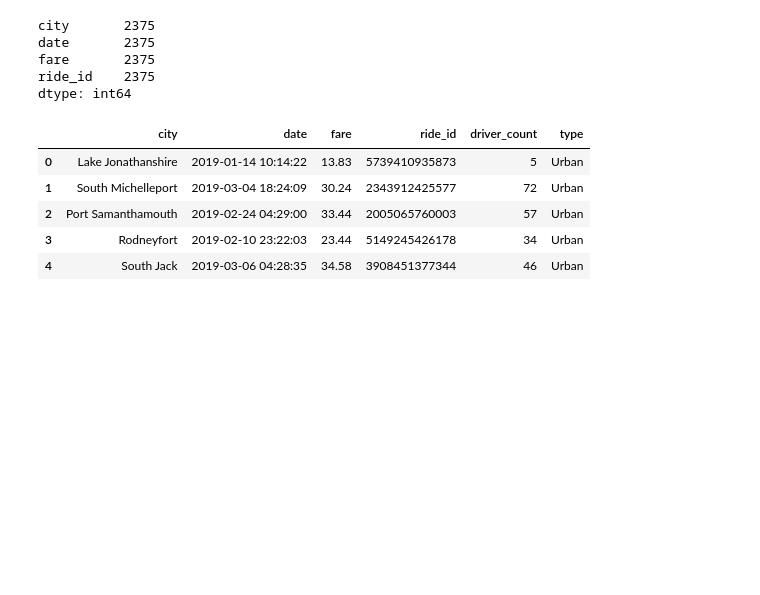
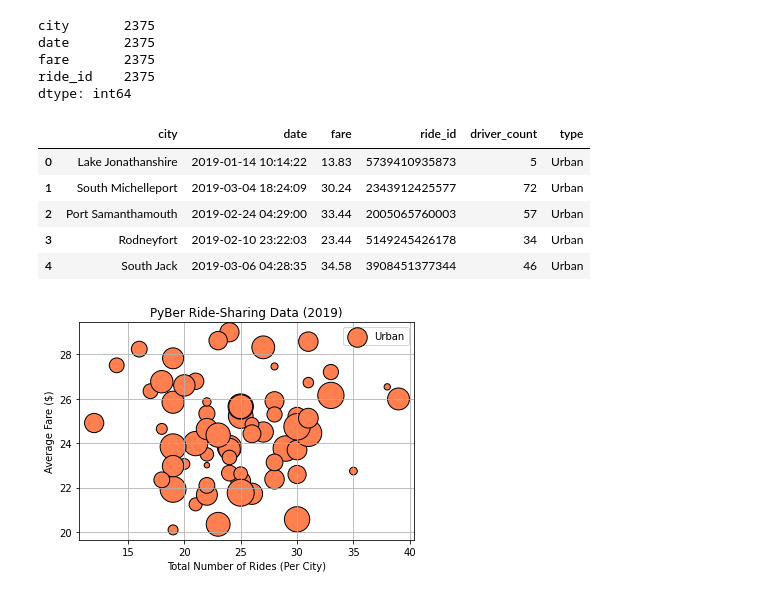
Before and after one commit to alesandelmoral/PyBer_Analysis, a Jupyter notebook: PyBer.ipynb, the cells around one changed output. Cells and saved outputs as stored; diff of their text form; code cells hidden in the pictures; blank space fills up the shorter version.

Commit message:
Adding the bubble chart for the analysis

```diff
--- a/PyBer.ipynb
+++ b/PyBer.ipynb
@@ -145,3 +145,34 @@ pyber_data_df.head()
 | 2 | Port Samanthamouth | 2019-02-24 04:29:00 | 33.44 | 2005065760003 | 57 | Urban |
 | 3 | Rodneyfort | 2019-02-10 23:22:03 | 23.44 | 5149245426178 | 34 | Urban |
 | 4 | South Jack | 2019-03-06 04:28:35 | 34.58 | 3908451377344 | 46 | Urban |
+# %%
+# Create the Urban city DataFrame.
+urban_cities_df =  pyber_data_df[pyber_data_df["type"] == "Urban"]
+suburban_cities_df =  pyber_data_df[pyber_data_df["type"] == "Suburban"]
+rural_cities_df =  pyber_data_df[pyber_data_df["type"] == "Rural"]
+# %%
+#-------------------get the number of rides---------------------------
+urban_ride_count = urban_cities_df.groupby(["city"]).count()["ride_id"]
+suburban_ride_count = suburban_cities_df.groupby(["city"]).count()["ride_id"]
+rural_ride_count = rural_cities_df.groupby(["city"]).count()["ride_id"]
+# %%
+# Get average fare for each city in the urban cities.
+urban_avg_fare = urban_cities_df.groupby(["city"]).mean()["fare"]
+suburban_avg_fare = suburban_cities_df.groupby(["city"]).mean()["fare"]
+rural_avg_fare = rural_cities_df.groupby(["city"]).mean()["fare"]
+# %%
+# Get the average number of drivers for each urban city.
+urban_driver_count =  urban_cities_df.groupby(["city"]).mean()["driver_count"]
+suburban_driver_count = suburban_cities_df.groupby(["city"]).mean()["driver_count"]
+rural_driver_count = rural_cities_df.groupby(["city"]).mean()["driver_count"]
+# %%
+#------------------urban cities scatter plot-----------
+plt.scatter(urban_ride_count, urban_avg_fare, c ="coral", s = [driver*10 for driver in urban_driver_count], edgecolors ="Black" ,linewidth = 1, label ="Urban")
+plt.title("PyBer Ride-Sharing Data (2019)")
+plt.xlabel("Total Number of Rides (Per City)")
+plt.ylabel("Average Fare ($)")
+plt.grid(True)
+plt.legend()
+plt.show()
+# %% [output]
+[figure, added]
```
Also changed, not shown: parts of 4 cells of this notebook, 1 other file.
